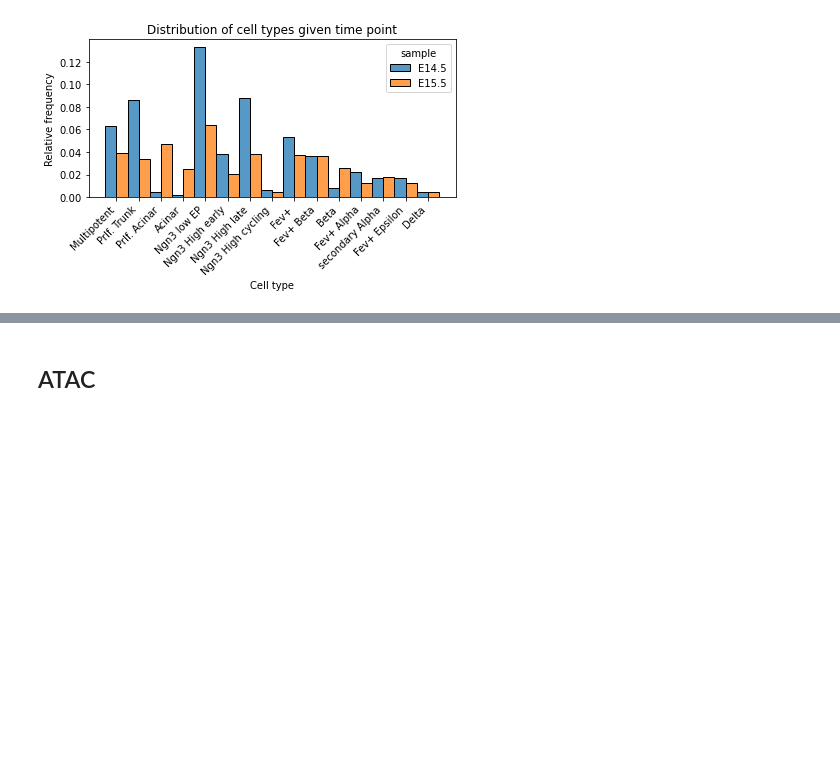
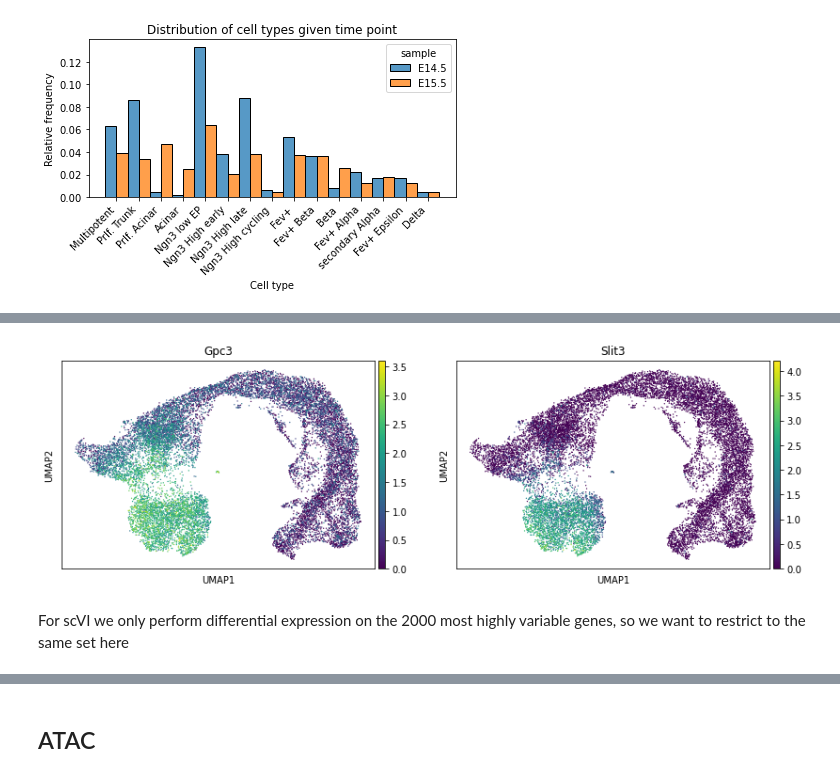
Before and after one commit to theislab/moscot-framework_reproducibility, a Jupyter notebook: 11_01_EDA.ipynb, the cells around one changed output, grey strips where cells are left out. Cells and saved outputs as stored; diff of their text form; code cells hidden in the pictures; blank space fills up the shorter version.

```diff
--- a/11_01_EDA.ipynb
+++ b/11_01_EDA.ipynb
@@ -55,0 +66,6 @@ sc.tl.rank_genes_groups(adata, "celltype", method="t-test_overestim_var")
+# %%
+sc.pl.umap(adata, color=["Gpc3", "Slit3"]) # left most differentiably expressed gene accordind to scanpy, right scVI
+# %% [output]
+[figure, added]
+# %% [markdown]
+For scVI we only perform differential expression on the 2000 most highly variable genes, so we want to restrict to the same set here
```
Also changed, not shown: parts of 27 cells of this notebook, 45 other files.
